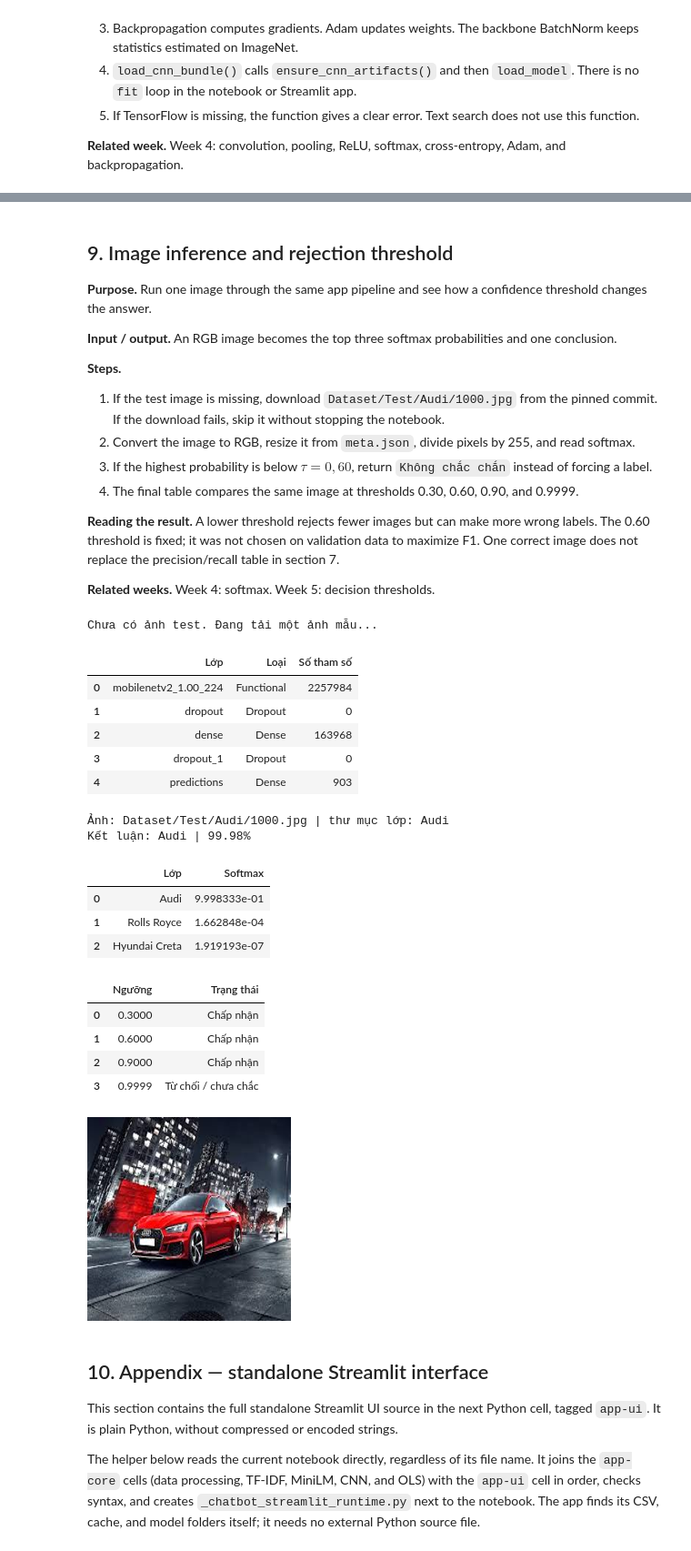
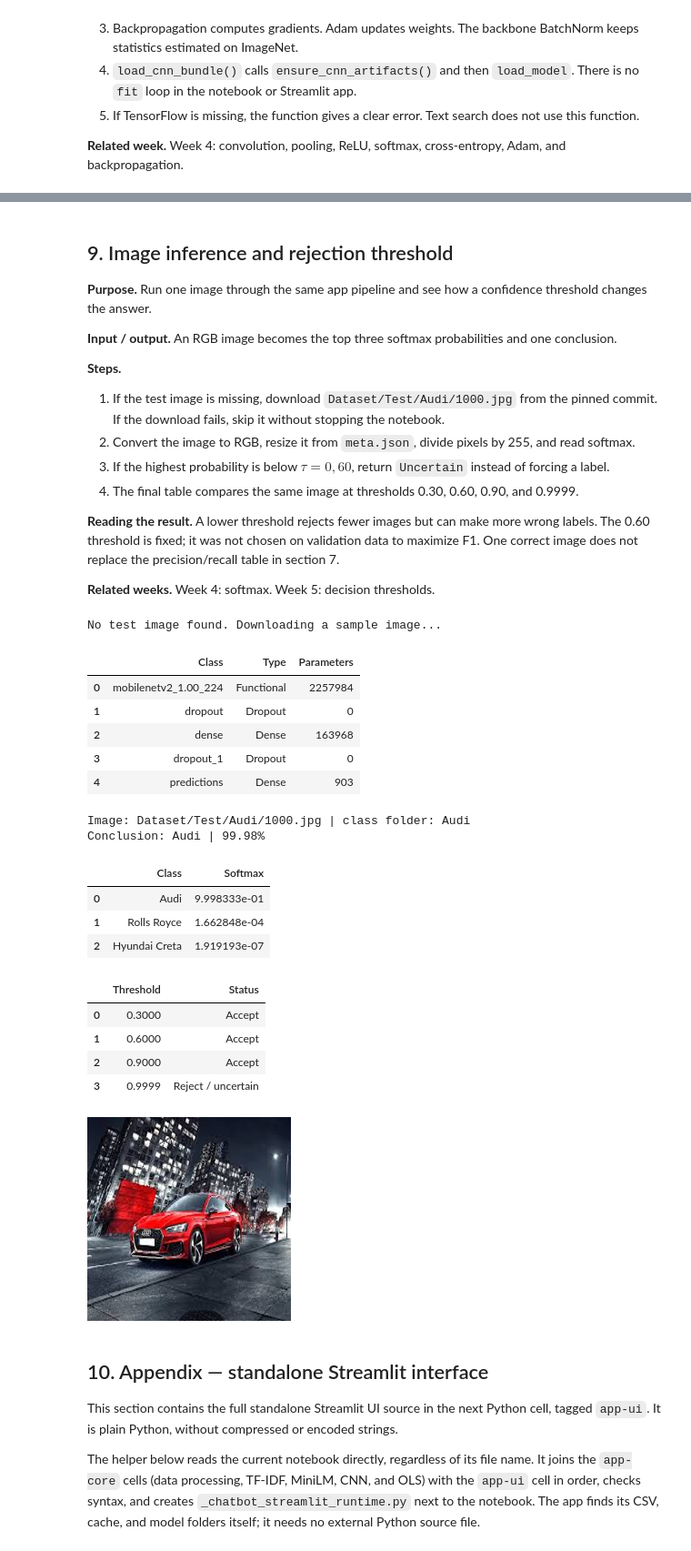
Before and after one commit to ptnghia3502/PPR501-car-analysis, a Jupyter notebook: ChỗNàyĐểNộpBài/Assignment3_Notebook.ipynb, the cells around one changed output, grey strips where cells are left out. Shown at 91% size. Drawn from its saved outputs; the diff is of its cells as text; code cells hidden in the pictures.

```diff
--- a/ChỗNàyĐểNộpBài/Assignment3_Notebook.ipynb
+++ b/ChỗNàyĐểNộpBài/Assignment3_Notebook.ipynb
@@ -1947,13 +2030,13 @@ def load_cnn_bundle():
     meta = read_json(CNN_META_PATH, {})
     labels = labels_data.get("class_names") or meta.get("class_names")
     if not labels:
-        raise ValueError("Không tìm thấy class_names trong labels.json/meta.json.")
+        raise ValueError("class_names was not found in labels.json/meta.json.")
     try:
         import tensorflow as tf
     except ImportError as error:
         raise ImportError(
-            "Chưa có TensorFlow nên không nạp được MobileNetV2. "
-            "Phần tìm xe bằng văn bản vẫn chạy. Cài bằng: python -m pip install tensorflow"
+            "TensorFlow is not installed, so MobileNetV2 cannot be loaded. "
+            "The text car-search still works. Install it with: python -m pip install tensorflow"
         ) from error
     model = tf.keras.models.load_model(CNN_MODEL_PATH)
     return model, list(labels), meta
@@ -1986,7 +2069,7 @@ App không gọi model.fit. Huấn luyện nằm ở sources/CNN/train_cnn.py.
 **Steps.**
 1. If the test image is missing, download `Dataset/Test/Audi/1000.jpg` from the pinned commit. If the download fails, skip it without stopping the notebook.
 2. Convert the image to RGB, resize it from `meta.json`, divide pixels by 255, and read softmax.
-3. If the highest probability is below $\tau=0{,}60$, return `Không chắc chắn` instead of forcing a label.
+3. If the highest probability is below $\tau=0{,}60$, return `Uncertain` instead of forcing a label.
 4. The final table compares the same image at thresholds 0.30, 0.60, 0.90, and 0.9999.
 
 **Reading the result.** A lower threshold rejects fewer images but can make more wrong labels. The 0.60 threshold is fixed; it was not chosen on validation data to maximize F1. One correct image does not replace the precision/recall table in section 7.
@@ -1997,7 +2080,7 @@ App không gọi model.fit. Huấn luyện nằm ở sources/CNN/train_cnn.py.
 def predict_car_image(image: Image.Image | None) -> dict[str, Any]:
     """Predict the top three classes directly from MobileNetV2 softmax output."""
     if image is None:
-        raise ValueError("Hãy chọn một ảnh xe trước khi nhận diện.")
+        raise ValueError("Select a car image before running recognition.")
 
     model, labels, meta = load_cnn_bundle()
     image_size = int(meta.get("image_size", 224))
@@ -2012,7 +2095,7 @@ def predict_car_image(image: Image.Image | None) -> dict[str, Any]:
     best_label, best_score = ranked[0]
     uncertain = best_score < CNN_LOW_CONFIDENCE
     status = "uncertain" if uncertain else "recognized"
-    conclusion = "Không chắc chắn" if uncertain else best_label
+    conclusion = "Uncertain" if uncertain else best_label
 
     return {
         "probabilities": probability_map,
@@ -2032,57 +2115,57 @@ try:
     tensorflow_ready = True
 except Exception as error:
     tensorflow_ready = False
-    print("Không nạp được TensorFlow. Bỏ qua dự đoán ảnh:", type(error).__name__, error)
+    print("Could not import TensorFlow. Skipping image prediction:", type(error).__name__, error)
 
 sample_path = ensure_sample_image()
 if not tensorflow_ready:
-    print("Mục nhận diện ảnh cần TensorFlow. Các mục văn bản và hồi quy không phụ thuộc phần này.")
+    print("The image-recognition section needs TensorFlow. The text and regression sections do not depend on it.")
 elif not CNN_MODEL_PATH.is_file():
-    print("Chưa có model CNN. Metrics ở mục 7 vẫn đọc được nếu metadata đã tải.")
+    print("No CNN model yet. The metrics in section 7 are still readable if the metadata has been downloaded.")
 elif sample_path is None:
-    print("Không có ảnh test và không tải được ảnh mẫu.")
+    print("No test image and the sample image could not be downloaded.")
 else:
     try:
         model, labels, meta = load_cnn_bundle()
         display(pd.DataFrame([
-            {"Lớp": layer.name, "Loại": type(layer).__name__, "Số tham số": layer.count_params()}
+            {"Layer": layer.name, "Type": type(layer).__name__, "Parameters": layer.count_params()}
             for layer in model.layers
         ]))
         with Image.open(sample_path) as opened:
             sample = opened.convert("RGB")
         prediction = predict_car_image(sample)
         assert np.isclose(sum(prediction["probabilities"].values()), 1.0, atol=1e-5)
-        print("Ảnh:", sample_path.relative_to(SOURCES_DIR), "| thư mục lớp:", sample_path.parent.name)
-        print("Kết luận:", prediction["conclusion"], "|", format_probability(prediction["best_score"]))
-        display(pd.DataFrame(prediction["ranked"][:3], columns=["Lớp", "Softmax"]))
+        print("Image:", sample_path.relative_to(SOURCES_DIR), "| class folder:", sample_path.parent.name)
+        print("Conclusion:", prediction["conclusion"], "|", format_probability(prediction["best_score"]))
+        display(pd.DataFrame(prediction["ranked"][:3], columns=["Class", "Softmax"]))
         display(pd.DataFrame([
-            {"Ngưỡng": threshold,
-             "Trạng thái": "Chấp nhận" if prediction["best_score"] >= threshold else "Từ chối / chưa chắc"}
+            {"Threshold": threshold,
+             "Status": "Accept" if prediction["best_score"] >= threshold else "Reject / uncertain"}
             for threshold in (0.3, CNN_LOW_CONFIDENCE, 0.9, 0.9999)
         ]))
         display(sample.resize((224, 224)))
     except Exception as error:
-        print("Dự đoán ảnh không chạy được:", type(error).__name__, error)
-        print("Phần tìm xe bằng văn bản vẫn dùng được.")
+        print("Image prediction could not run:", type(error).__name__, error)
+        print("The text car-search still works.")
 # %% [output]
-Chưa có ảnh test. Đang tải một ảnh mẫu...
+No test image found. Downloading a sample image...
-|  | Lớp | Loại | Số tham số |
+|  | Class | Type | Parameters |
 | 0 | mobilenetv2_1.00_224 | Functional | 2257984 |
 | 1 | dropout | Dropout | 0 |
 | 2 | dense | Dense | 163968 |
 | 3 | dropout_1 | Dropout | 0 |
 | 4 | predictions | Dense | 903 |
-Ảnh: Dataset/Test/Audi/1000.jpg | thư mục lớp: Audi
-Kết luận: Audi | 99.98%
+Image: Dataset/Test/Audi/1000.jpg | class folder: Audi
+Conclusion: Audi | 99.98%
-|  | Lớp | Softmax |
+|  | Class | Softmax |
 | 0 | Audi | 9.998333e-01 |
 | 1 | Rolls Royce | 1.662848e-04 |
 | 2 | Hyundai Creta | 1.919193e-07 |
-|  | Ngưỡng | Trạng thái |
-| 0 | 0.3000 | Chấp nhận |
-| 1 | 0.6000 | Chấp nhận |
-| 2 | 0.9000 | Chấp nhận |
-| 3 | 0.9999 | Từ chối / chưa chắc |
+|  | Threshold | Status |
+| 0 | 0.3000 | Accept |
+| 1 | 0.6000 | Accept |
+| 2 | 0.9000 | Accept |
+| 3 | 0.9999 | Reject / uncertain |
 [figure]
 # %% [markdown]
 ## 10. Appendix — standalone Streamlit interface
```
Also changed, not shown: parts of 17 cells of this notebook, 1 other file.
